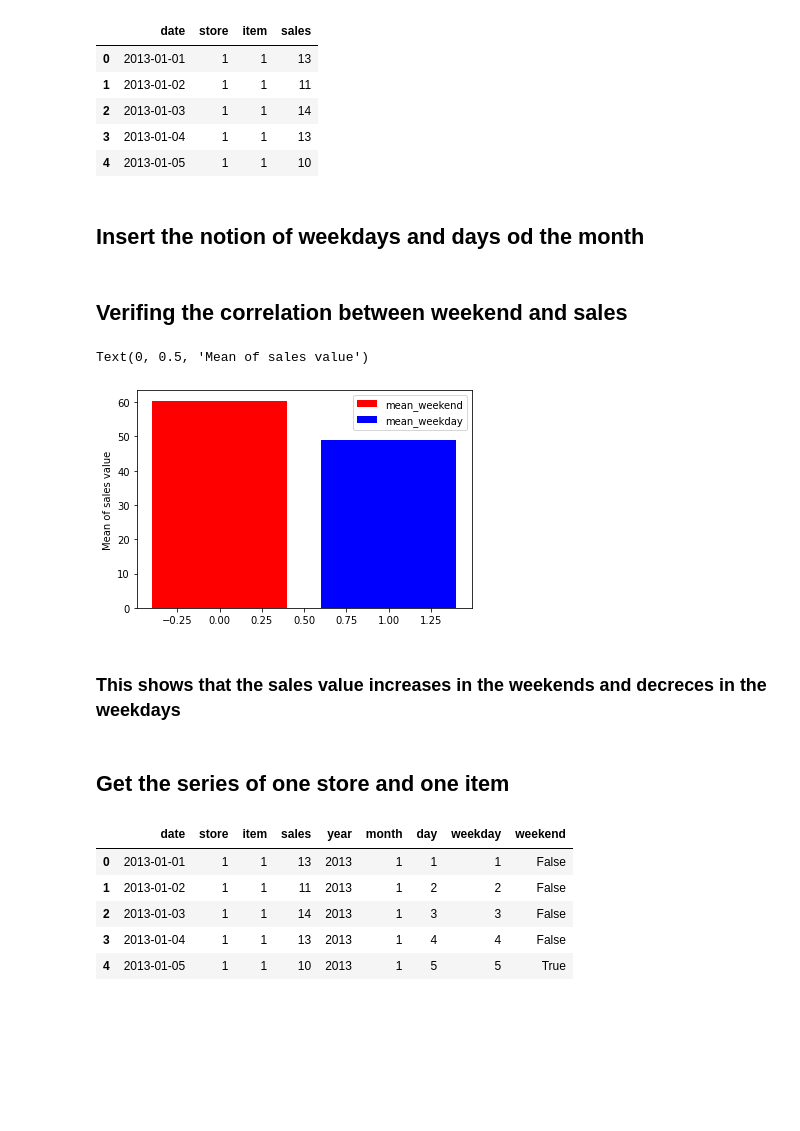
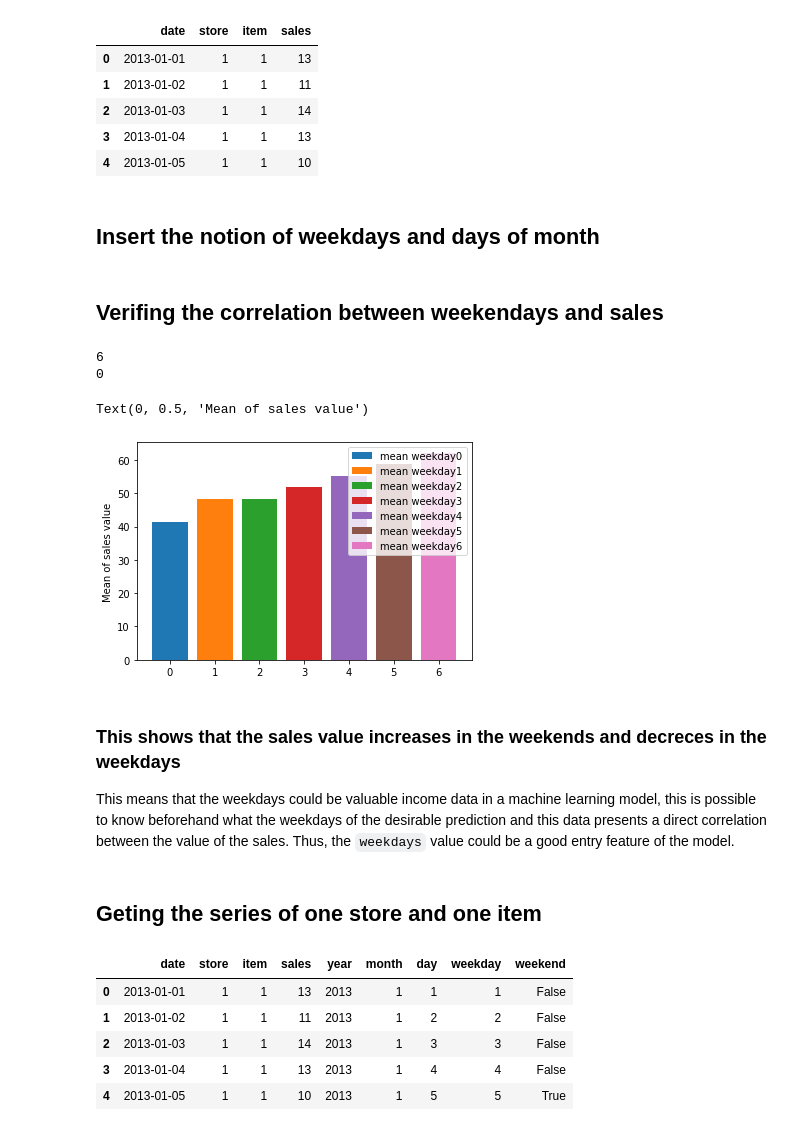
Before and after one commit to rodgdutra/neural_kaggle_store_item, a Jupyter notebook: neural_net.ipynb, the cells around one changed output. Drawn from its saved outputs; the diff is of its cells as text; code cells hidden in the pictures; blank space fills up the shorter version.

```diff
--- a/neural_net.ipynb
+++ b/neural_net.ipynb
@@ -32,7 +35,7 @@ train_set.head()
 | 3 | 2013-01-04 | 1 | 1 | 13 |
 | 4 | 2013-01-05 | 1 | 1 | 10 |
 # %% [markdown]
-## Insert the notion of weekdays  and days od the month
+## Insert the notion of weekdays  and days of month
 # %%
 train_set['year']    =  train_set['date'].dt.year
 train_set['month']   =  train_set['date'].dt.month
@@ -40,21 +43,27 @@ train_set['day']     =  train_set['date'].dt.dayofyear
 train_set['weekday'] =  train_set['date'].dt.weekday
 train_set['weekend'] =  train_set['weekday'] > 4
 # %% [markdown]
-## Verifing the correlation between weekend and sales
+## Verifing the correlation between weekendays and sales
 # %%
-mean_weekend = train_set[(train_set['weekend'] == 1)]['sales'].mean()
-mean_weekday = train_set[(train_set['weekend'] == 0)]['sales'].mean()
-plt.bar([0],[mean_weekend], color='r', label='mean_weekend')
-plt.bar([1],[mean_weekday], color='b', label='mean_weekday')
+print(train_set['weekday'].max())
+print(train_set['weekday'].min())
+
+for value in range(train_set['weekday'].min(),train_set['weekday'].max() + 1):
+    mean_weekday = train_set[(train_set['weekday'] == value)]['sales'].mean()
+    plt.bar([value],[mean_weekday], label=f'mean weekday{value}')
+
 plt.legend()
 plt.ylabel('Mean of sales value')
 # %% [output]
-Text(0, 0.5, 'Mean of sales value')
+6
+0
+Text(0, 0.5, 'Mean of sales value')
-[figure, old version]
+[figure, new version]
-# %% [markdown]
-### This shows that the sales value increases in the weekends and decreces in the weekdays
+# %% [markdown]
+### This shows that the sales value increases in the weekends and decreces in the weekdays
+This means that the weekdays could be valuable income data in a machine learning model, this is possible to know beforehand what the weekdays of the desirable prediction and this data presents a direct correlation between the value of the sales. Thus, the `weekdays` value could be a good entry feature of the model.
 # %% [markdown]
-## Get the series of one store and one item
+## Geting the series of one store and one item
 # %%
 item_set = train_set[(train_set['item'] == 1) & (train_set['store'] == 1)]
 # %%
```
Also changed, not shown: parts of 18 cells of this notebook, 1 other file.
